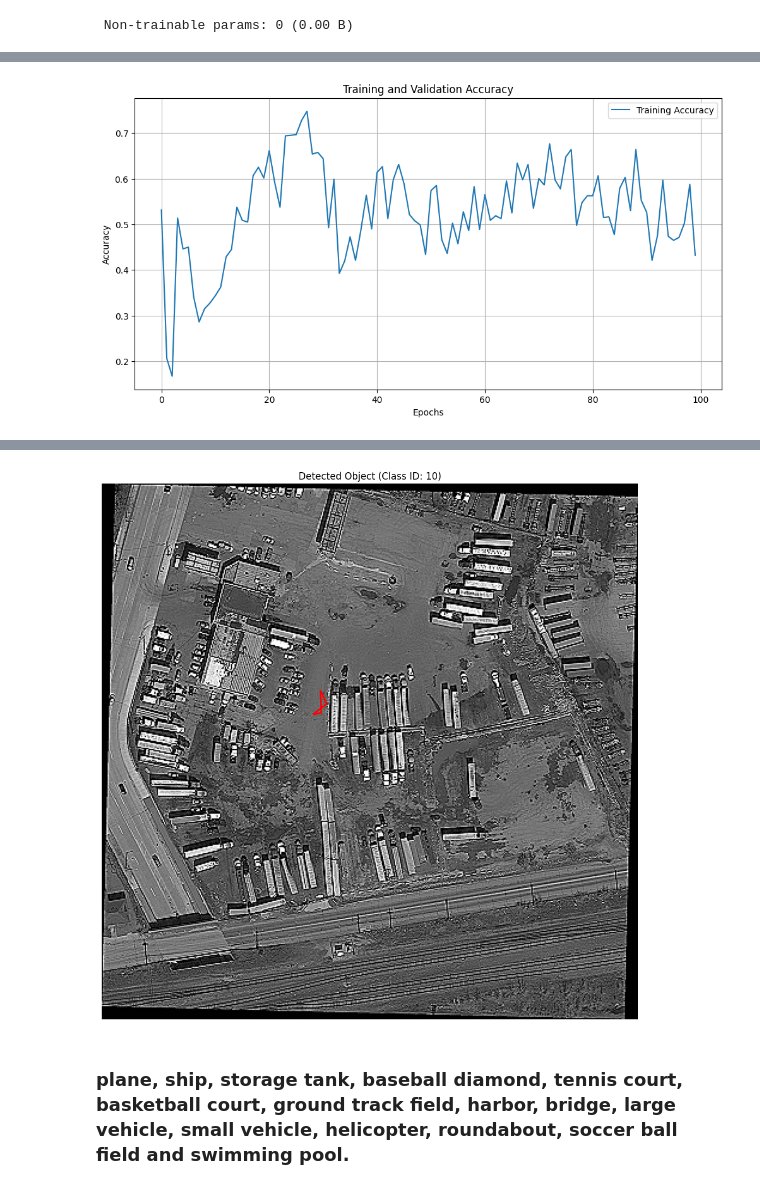
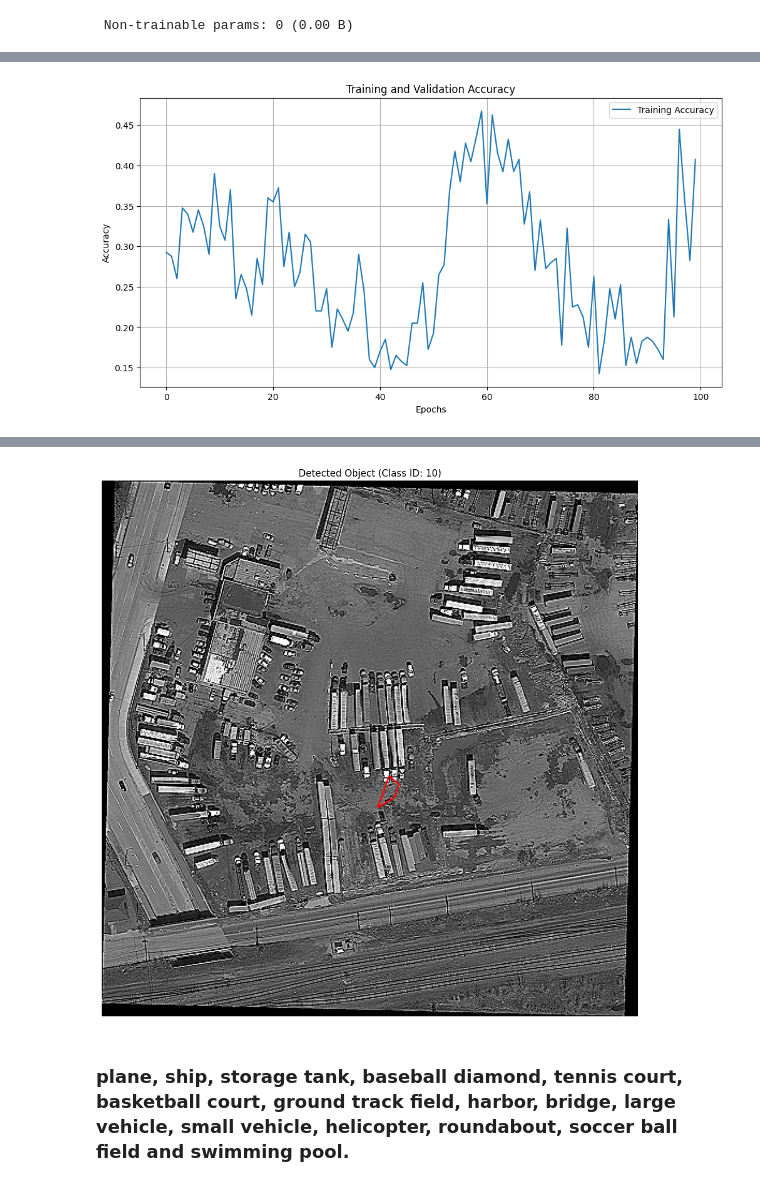
Before and after one commit to AdityaSaiKonduri/Hack2Skill, a Jupyter notebook: project (4).ipynb, the cells around one changed output, grey strips where cells are left out. Cells and saved outputs as stored; diff of their text form; code cells hidden in the pictures.

```diff
--- a/project (4).ipynb
+++ b/project (4).ipynb
@@ -152,9 +153,9 @@ def data_load(output_folder, input_labels_folder):
     X = []
     Y = []
 
-    FIXED_LABELS = 10
+    FIXED_LABELS = 5
     PADDING_CLASS = 15
-    limit = 100
+    limit = 50
     for file in os.listdir(output_folder):
         if file.endswith('.jpg'):
             img_path = os.path.join(output_folder, file)
@@ -195,6 +196,8 @@ def data_load(output_folder, input_labels_folder):
                         batch_lines = lines[i : i + FIXED_LABELS]
                         for j, line in enumerate(batch_lines):
                             labels[j] = np.array(line.strip().split(), dtype=np.float32)
+                        if i > limit :
+                            break
                     X.append(img)
                     Y.append(labels)
 
@@ -376,7 +379,7 @@ def tune_dataset(dataset, max_labels, batch_size, num_classes=15, shuffle=True,
 # Apply the one-hot encoding to the dataset
 # one_hot_encoded_dataset = dataset.map(lambda x, y: one_hot_encoding(x, y, num_classes=15, max_labels=10))
 # # Tune the dataset for training
-train_dataset = tune_dataset(dataset, max_labels=10, batch_size=8)
+train_dataset = tune_dataset(dataset, max_labels=5, batch_size=8)
 print(train_dataset)
 
 # Inspect a batch from the dataset
@@ -607,7 +610,7 @@ def build_shared_layers(inputs):
 
     return x
 
-def build_model(input_shape, num_classes=15, max_labels=10):
+def build_model(input_shape, num_classes=15, max_labels=5):
     inputs = tf.keras.layers.Input(shape=input_shape)
     shared_features = build_shared_layers(inputs)
 
@@ -633,15 +636,30 @@ def build_model(input_shape, num_classes=15, max_labels=10):
 
     model = tf.keras.Model(inputs=inputs, outputs=[classification_output, regression_output])
 
+    optimizer = tf.keras.optimizers.AdamW(
+        learning_rate=0.0001,
+        weight_decay=0.004
+        # beta_1=0.9,
+        # beta_2=0.999,
+        # epsilon=1e-07,
+        # amsgrad=False
+    )
+
+    lr_schedule = tf.keras.optimizers.schedules.ExponentialDecay(
+        initial_learning_rate=0.0004,
+        decay_steps=10000,
+        decay_rate=0.9)
+
     model.compile(
-        optimizer=tf.keras.optimizers.Adam(learning_rate=0.0001),
+        optimizer=tf.keras.optimizers.Adam(learning_rate=lr_schedule),
+        # optimizer = optimizer,
         loss={
             'classification_output': 'categorical_crossentropy',
             'regression_output': smooth_l1_loss  # Using IoU as the loss function for bounding boxes
         },
         loss_weights={
             'classification_output': 1.0,
-            'regression_output': 1.0
+            'regression_output': 2.0
         },
         metrics={
             'classification_output': 'accuracy',
@@ -688,6 +706,6 @@ def smooth_l1_loss(y_true, y_pred):
                     tf.abs(y_true - y_pred) - 0.5)
     return tf.reduce_mean(loss)
 # %%
-model = build_model((448, 448, 1))
+model = build_model((500, 500, 1))
 model.summary()
 # %% [output]
@@ -755,7 +782,7 @@ plt.legend()
 plt.grid(True)
 plt.show()
 # %% [output]
-[figure, old version]
+[figure, new version]
 # %%
 import cv2
 import numpy as np
@@ -778,7 +805,7 @@ class_id = np.argmax(class_probs[0][0])
 print("Class ID:", class_id)
 
 # Extract bounding box coordinates
-bbox = bounding_boxes[0][0]
+bbox = bounding_boxes[0][1]
 x1, y1, x2, y2, x3, y3, x4, y4 = bbox
 
 # x_top_left = x - w / 2
@@ -793,7 +820,7 @@ ax.imshow(img)
 print(x1, y1, x2, y2, x3, y3, x4, y4)
 # print(x, y, w ,h)
 # Create a Polygon patch
-polygon = Polygon([(x1*448, y1*448), (x2*448, y2*448), (x3*448, y3*448), (x4*448, y4*448)],
+polygon = Polygon([(x1*500, y1*500), (x2*500, y2*500), (x3*500, y3*500), (x4*500, y4*500)],
                   closed=True, fill=False, edgecolor='r', linewidth=2)
 # rectangle = Rectangle((x_top_left*500, y_top_left*500), w*500, h*500, linewidth=1, edgecolor='r', facecolor='none')
 # ax.plot(x*500, y*500, 'bo')  # blue dot at the center
@@ -817,3 +844,3 @@ Class ID: 10
-[figure, old version]
+[figure, new version]
 # %% [markdown]
 ### plane, ship, storage tank, baseball diamond, tennis court, basketball court, ground track field, harbor, bridge, large vehicle, small vehicle, helicopter, roundabout, soccer ball field and swimming pool.
```
Also changed, not shown: parts of 7 cells of this notebook, 7 other files.
